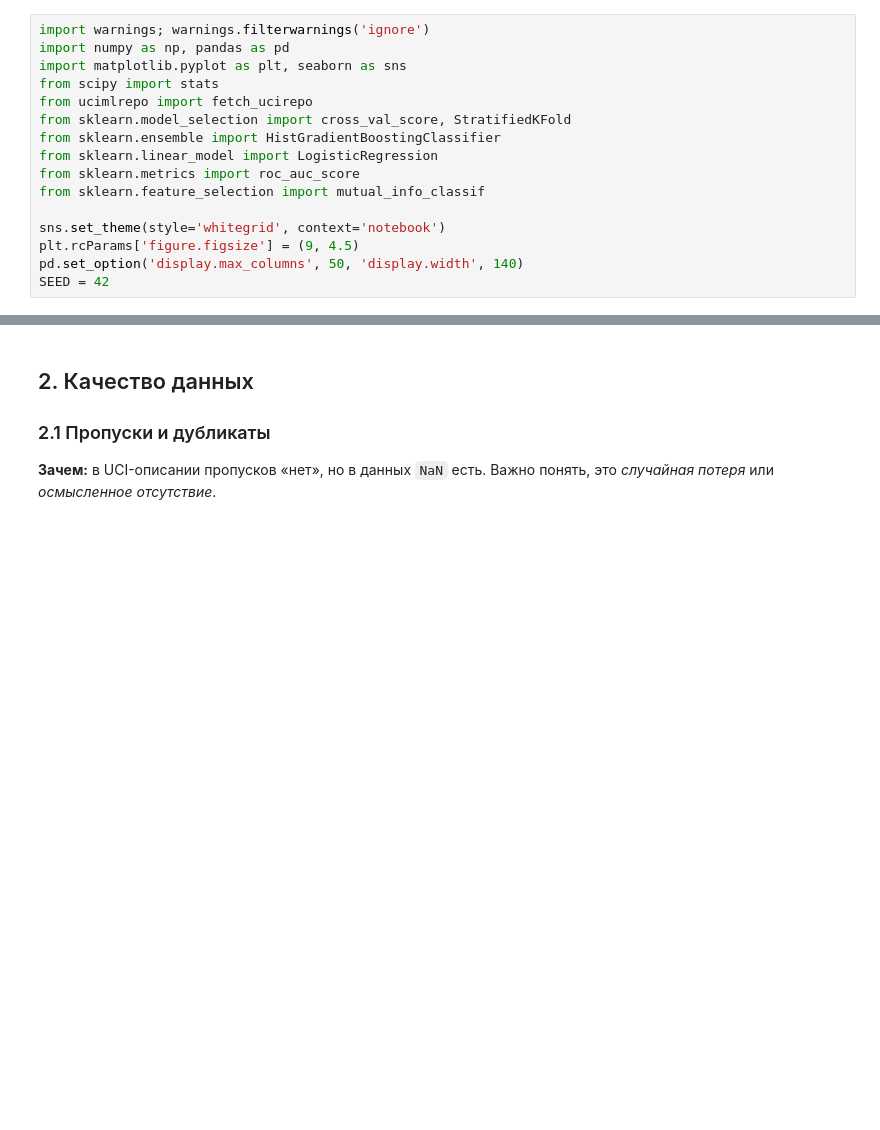
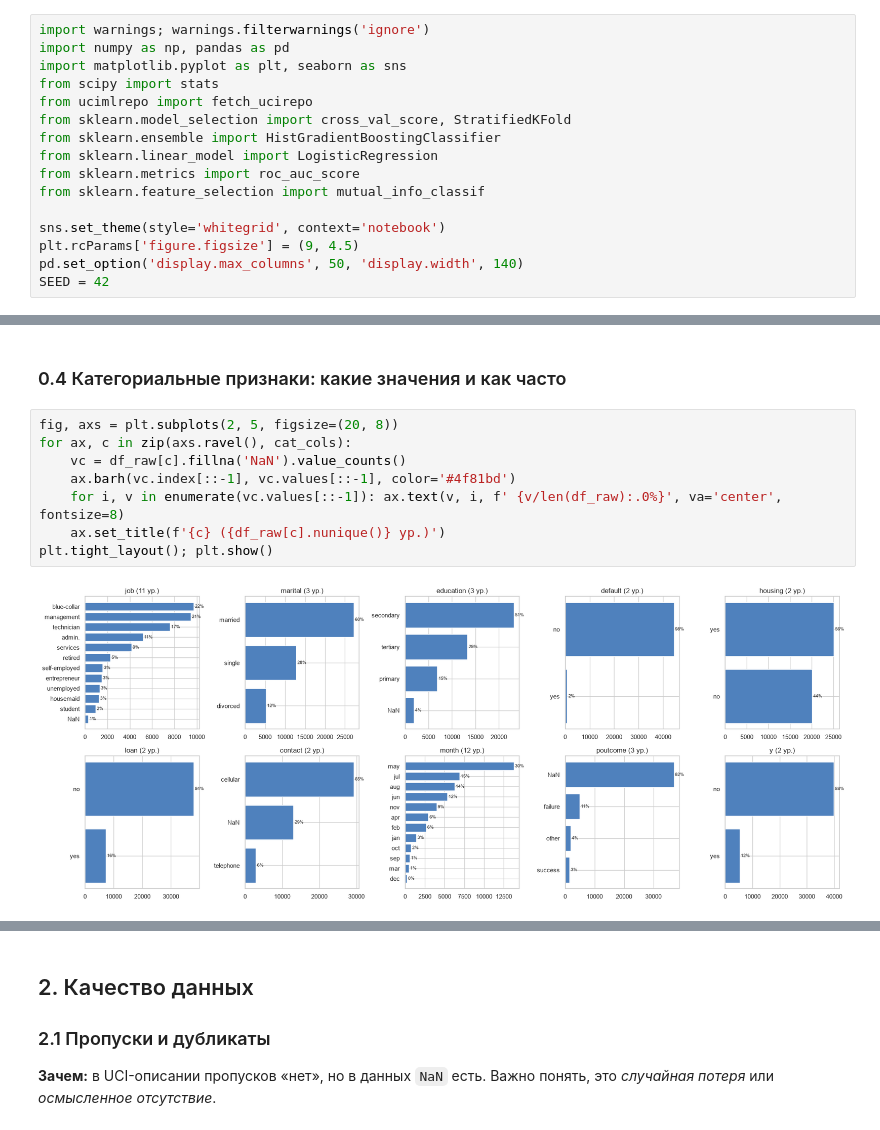
Before and after one commit to RafaelPozoyan/UrFU_project, a Jupyter notebook: eda_levin.ipynb, the cells around one changed output, grey strips where cells are left out. Cells and saved outputs as stored; diff of their text form; blank space fills up the shorter version.

```diff
--- a/eda_levin.ipynb
+++ b/eda_levin.ipynb
@@ -60,0 +162,12 @@ display(bm.variables[['name','role','type','description','missing_values']])
+# %% [markdown]
+### 0.4 Категориальные признаки: какие значения и как часто
+# %%
+fig, axs = plt.subplots(2, 5, figsize=(20, 8))
+for ax, c in zip(axs.ravel(), cat_cols):
+    vc = df_raw[c].fillna('NaN').value_counts()
+    ax.barh(vc.index[::-1], vc.values[::-1], color='#4f81bd')
+    for i, v in enumerate(vc.values[::-1]): ax.text(v, i, f' {v/len(df_raw):.0%}', va='center', fontsize=8)
+    ax.set_title(f'{c} ({df_raw[c].nunique()} ур.)')
+plt.tight_layout(); plt.show()
+# %% [output]
+[figure, added]
```
Also changed, not shown: parts of 23 cells of this notebook.
